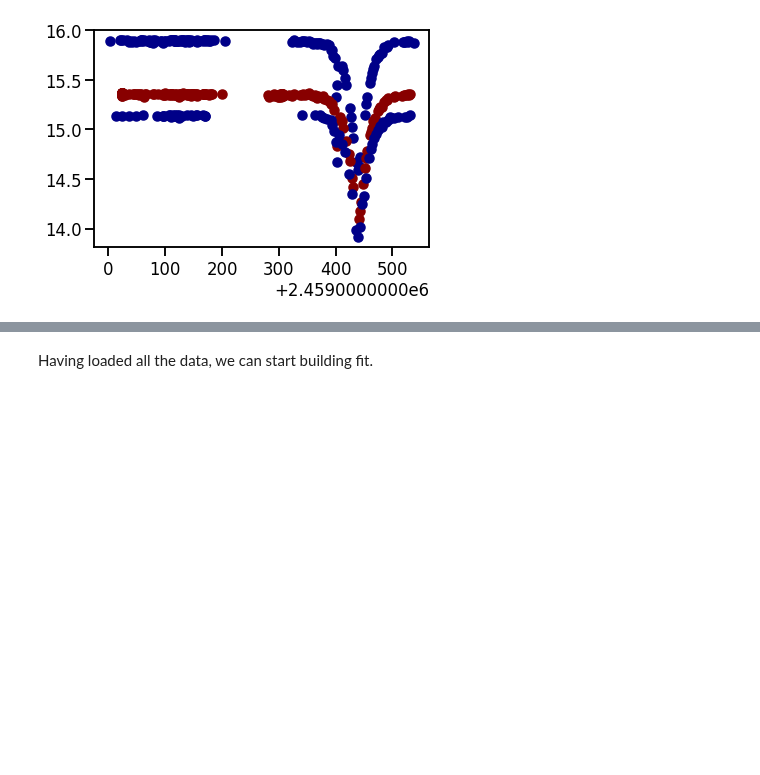
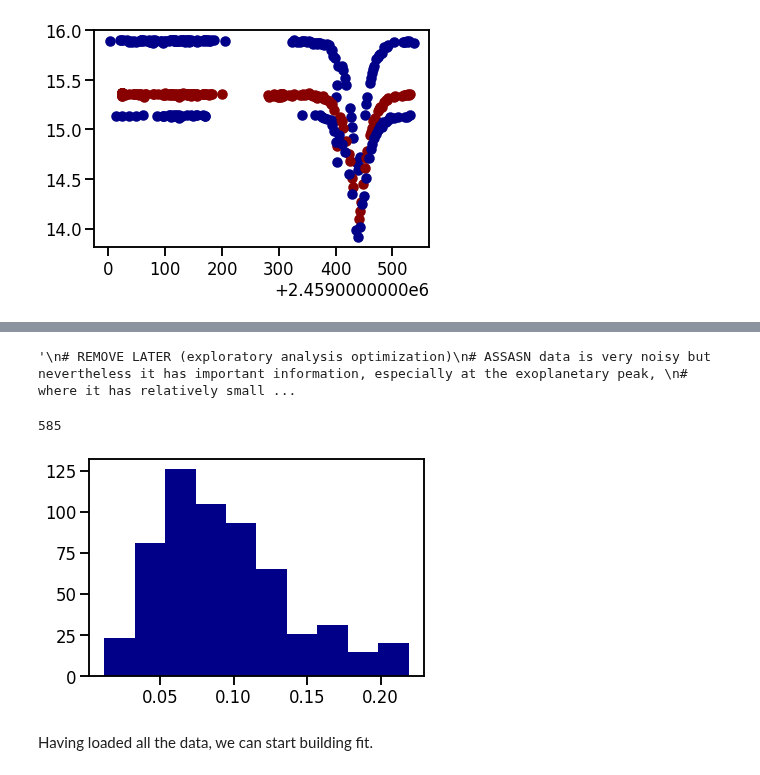
Before and after one commit to astrolabsoftware/fink-tutorials, a Jupyter notebook: galactic/ZTF18abktckv.ipynb, the cells around one changed output, grey strips where cells are left out. Drawn from its saved outputs; the diff is of its cells as text; code cells hidden in the pictures; blank space fills up the shorter version.

```diff
--- a/galactic/ZTF18abktckv.ipynb
+++ b/galactic/ZTF18abktckv.ipynb
@@ -717,2 +761,24 @@ plt.scatter(pdf_ASASSN["JD"], pdf_ASASSN["mag"])
+# %%
+'''
+# REMOVE LATER (exploratory analysis optimization)
+# ASSASN data is very noisy but nevertheless it has important information, especially at the exoplanetary peak,
+# where it has relatively small error. We will reject half of data with errors bigger than the median error
+# in order to significantly
+
+#plt.hist(pdf_ASASSN["mag_err"], bins = 10)
+mag_err_threshold = np.median(pdf_ASASSN["mag_err"])
+pdf_ASASSN = pdf_ASASSN.drop(pdf_ASASSN[pdf_ASASSN["mag_err"] > mag_err_threshold].index)
+#plt.hist(pdf_ASASSN["mag_err"], bins = 10)
+plt.scatter(pdf_ASASSN["JD"], pdf_ASASSN["mag"])
+'''
+# %% [output]
+'\n# REMOVE LATER (exploratory analysis optimization)\n# ASSASN data is very noisy but nevertheless it has important information, especially at the exoplanetary peak, \n# where it has relatively small ...
+# %%
+plt.hist(pdf_ASASSN["mag_err"], bins = 10)
+len(pdf_ASASSN)
+#len(pdf_ZTF_r) + len(pdf_ZTF_g) + len(pdf_ZTF_i) + len(pdf_Gaia)
+# %% [output]
+585
+[figure, added]
 # %% [markdown]
 Having loaded all the data, we can start building fit.
```
Also changed, not shown: parts of 12 cells of this notebook, 1 other file.
